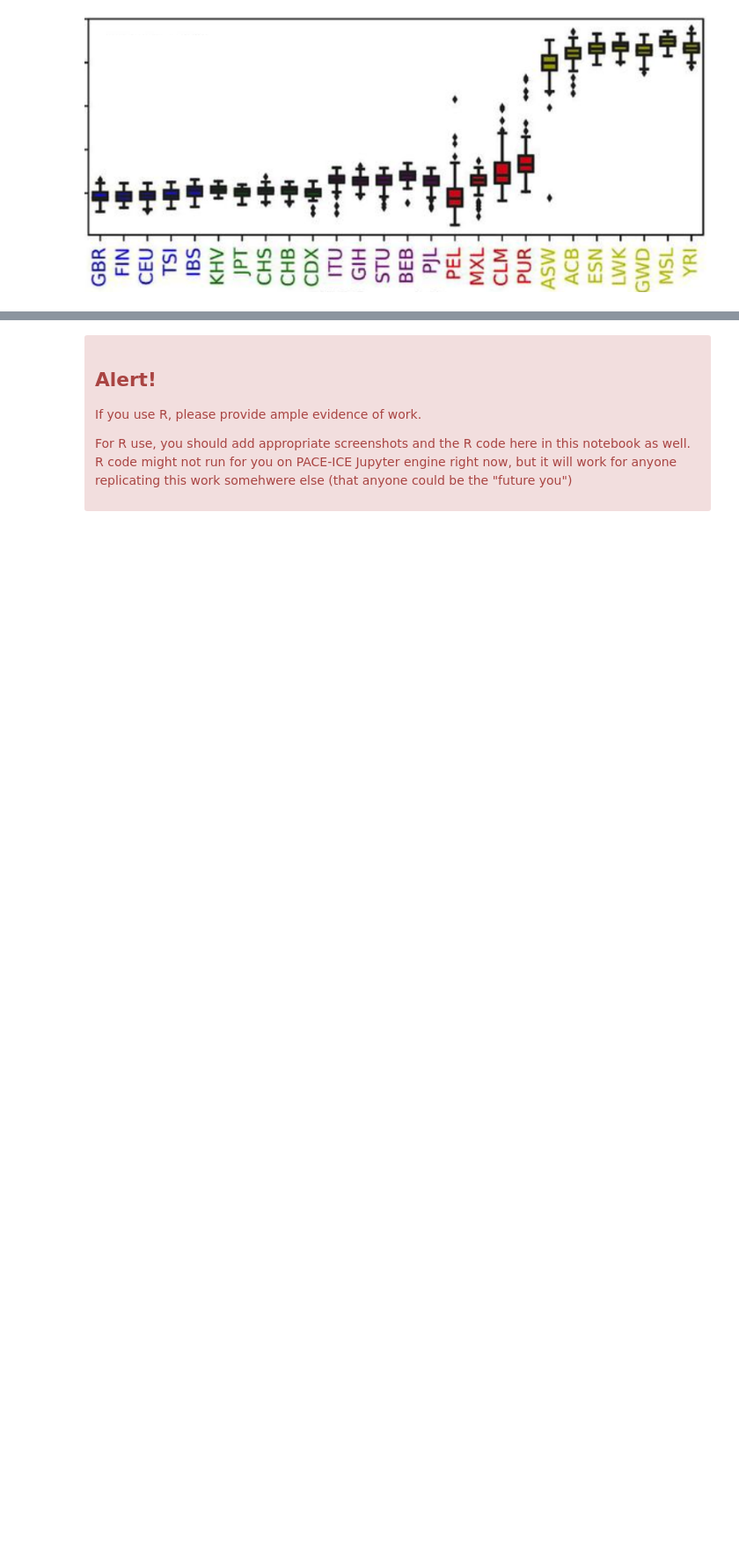
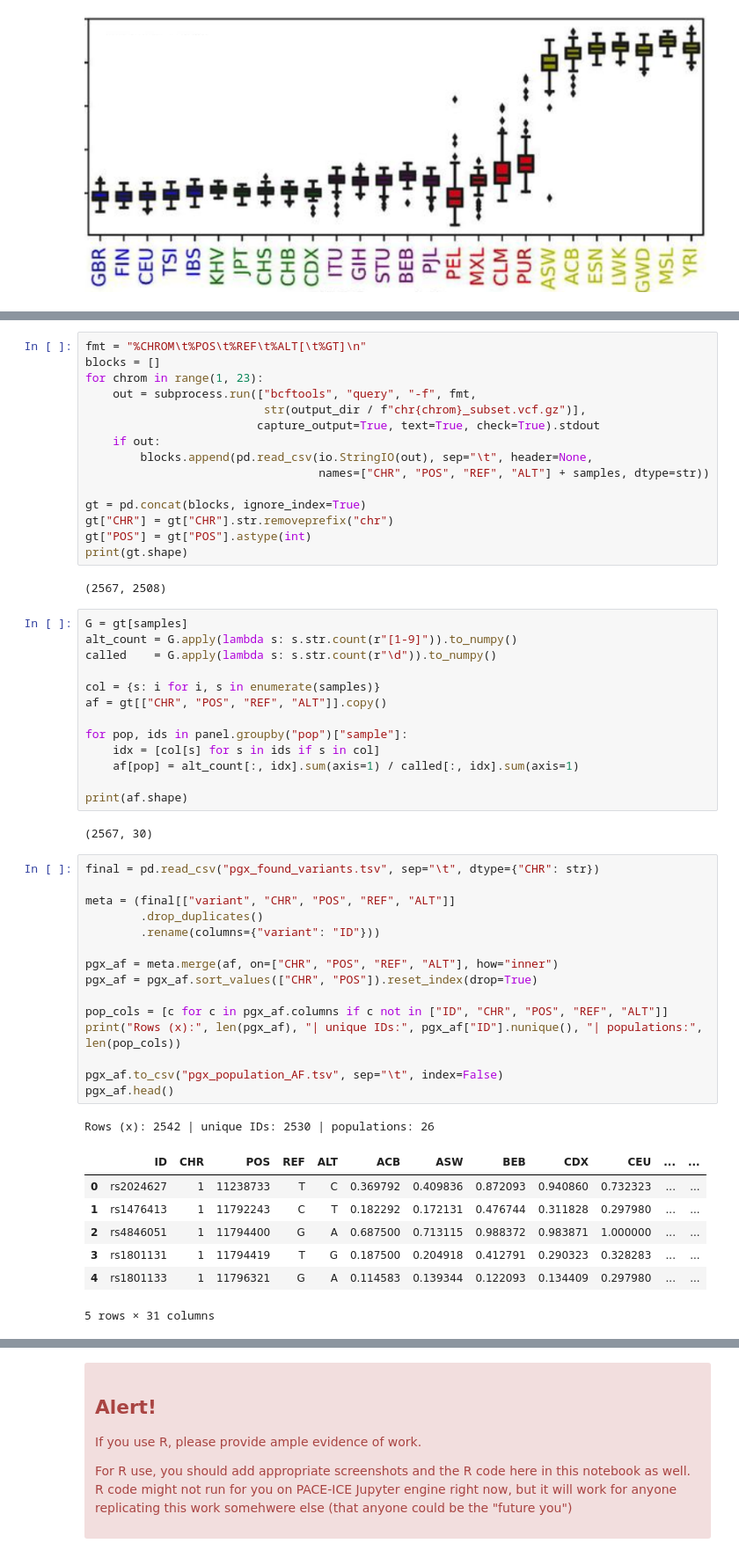
Before and after one commit to ishitasukul-tech/BIOL-6150-Project-8, a Jupyter notebook: Project8-Pharmacogenomics.ipynb, the cells around one changed output, grey strips where cells are left out. Shown at 88% size. Drawn from its saved outputs; the diff is of its cells as text; blank space fills up the shorter version.

```diff
--- a/Project8-Pharmacogenomics.ipynb
+++ b/Project8-Pharmacogenomics.ipynb
@@ -131,0 +482,56 @@ rs_df.to_csv("filtered_clinical_variants.tsv", sep="\t", index=False)
+# %%
+fmt = "%CHROM\t%POS\t%REF\t%ALT[\t%GT]\n"
+blocks = []
+for chrom in range(1, 23):
+    out = subprocess.run(["bcftools", "query", "-f", fmt,
+                          str(output_dir / f"chr{chrom}_subset.vcf.gz")],
+                         capture_output=True, text=True, check=True).stdout
+    if out:
+        blocks.append(pd.read_csv(io.StringIO(out), sep="\t", header=None,
+                                  names=["CHR", "POS", "REF", "ALT"] + samples, dtype=str))
+
+gt = pd.concat(blocks, ignore_index=True)
+gt["CHR"] = gt["CHR"].str.removeprefix("chr")
+gt["POS"] = gt["POS"].astype(int)
+print(gt.shape)
+# %% [output]
+(2567, 2508)
+# %%
+G = gt[samples]
+alt_count = G.apply(lambda s: s.str.count(r"[1-9]")).to_numpy()
+called    = G.apply(lambda s: s.str.count(r"\d")).to_numpy()
+
+col = {s: i for i, s in enumerate(samples)}
+af = gt[["CHR", "POS", "REF", "ALT"]].copy()
+
+for pop, ids in panel.groupby("pop")["sample"]:
+    idx = [col[s] for s in ids if s in col]
+    af[pop] = alt_count[:, idx].sum(axis=1) / called[:, idx].sum(axis=1)
+
+print(af.shape)
+# %% [output]
+(2567, 30)
+# %%
+final = pd.read_csv("pgx_found_variants.tsv", sep="\t", dtype={"CHR": str})
+
+meta = (final[["variant", "CHR", "POS", "REF", "ALT"]]
+        .drop_duplicates()
+        .rename(columns={"variant": "ID"}))
+
+pgx_af = meta.merge(af, on=["CHR", "POS", "REF", "ALT"], how="inner")
+pgx_af = pgx_af.sort_values(["CHR", "POS"]).reset_index(drop=True)
+
+pop_cols = [c for c in pgx_af.columns if c not in ["ID", "CHR", "POS", "REF", "ALT"]]
+print("Rows (x):", len(pgx_af), "| unique IDs:", pgx_af["ID"].nunique(), "| populations:", len(pop_cols))
+
+pgx_af.to_csv("pgx_population_AF.tsv", sep="\t", index=False)
+pgx_af.head()
+# %% [output]
+Rows (x): 2542 | unique IDs: 2530 | populations: 26
+|  | ID | CHR | POS | REF | ALT | ACB | ASW | BEB | CDX | CEU | ... | ... |
+| 0 | rs2024627 | 1 | 11238733 | T | C | 0.369792 | 0.409836 | 0.872093 | 0.940860 | 0.732323 | ... | ... |
+| 1 | rs1476413 | 1 | 11792243 | C | T | 0.182292 | 0.172131 | 0.476744 | 0.311828 | 0.297980 | ... | ... |
+| 2 | rs4846051 | 1 | 11794400 | G | A | 0.687500 | 0.713115 | 0.988372 | 0.983871 | 1.000000 | ... | ... |
+| 3 | rs1801131 | 1 | 11794419 | T | G | 0.187500 | 0.204918 | 0.412791 | 0.290323 | 0.328283 | ... | ... |
+| 4 | rs1801133 | 1 | 11796321 | G | A | 0.114583 | 0.139344 | 0.122093 | 0.134409 | 0.297980 | ... | ... |
+5 rows × 31 columns
```
Also changed, not shown: parts of 21 cells of this notebook.
